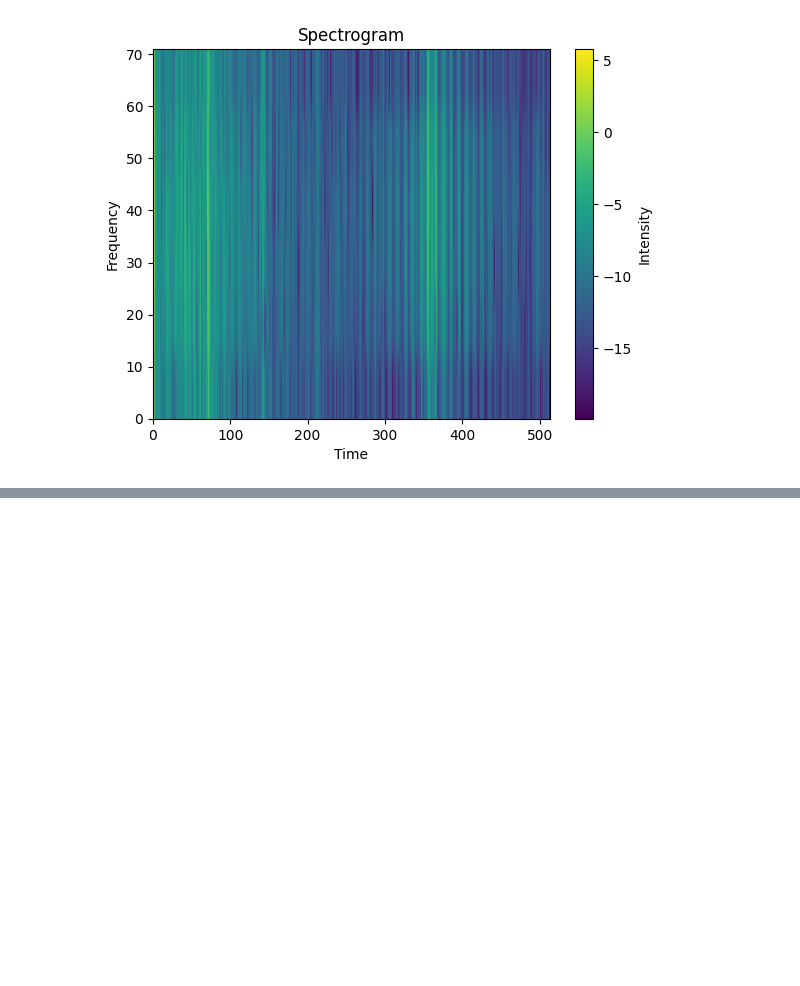
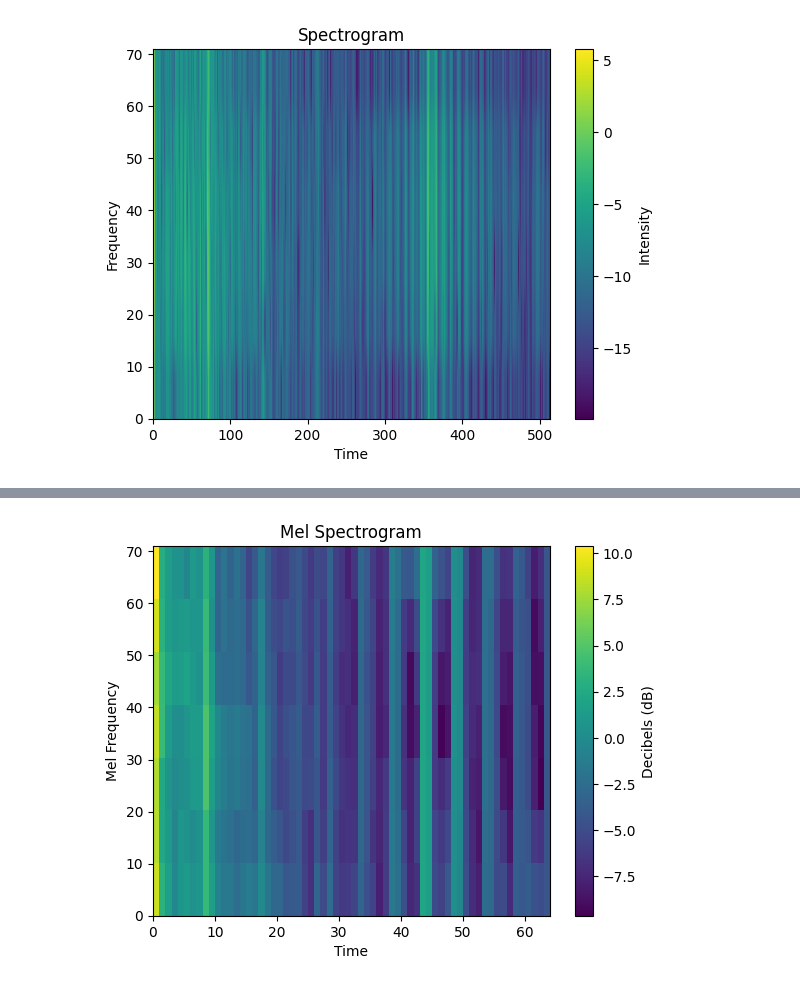
Before and after one commit to diego411/petal, a Jupyter notebook: ml/notebooks/delta_spectrogram.ipynb, the cells around one changed output, grey strips where cells are left out. Saved outputs shown, nothing was run; the diff lists cells and outputs as text; code cells hidden in the pictures; blank space fills up the shorter version.

```diff
--- a/ml/notebooks/delta_spectrogram.ipynb
+++ b/ml/notebooks/delta_spectrogram.ipynb
@@ -161 +227,11 @@ show_and_save_spectrogram_image(
+# %%
+mel_spectrogram = create_mel_spectrogram(waveform, sample_rate)
+show_and_save_mel_spectrogram(
+    mel_spectrogram=mel_spectrogram,
+    n_fft=n_fft,
+    sample_rate=sample_rate,
+    path=Path('mel-spectrogram.png')
+)
+# %% [output]
+[figure, added]
 # %%
```
Also changed, not shown: parts of 10 cells of this notebook, 5 other files.
